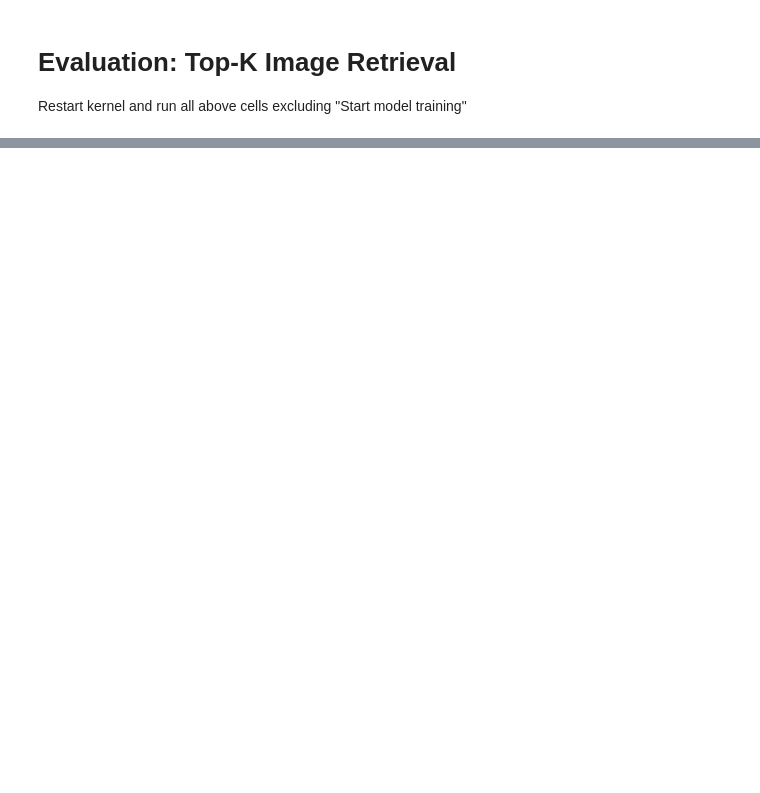
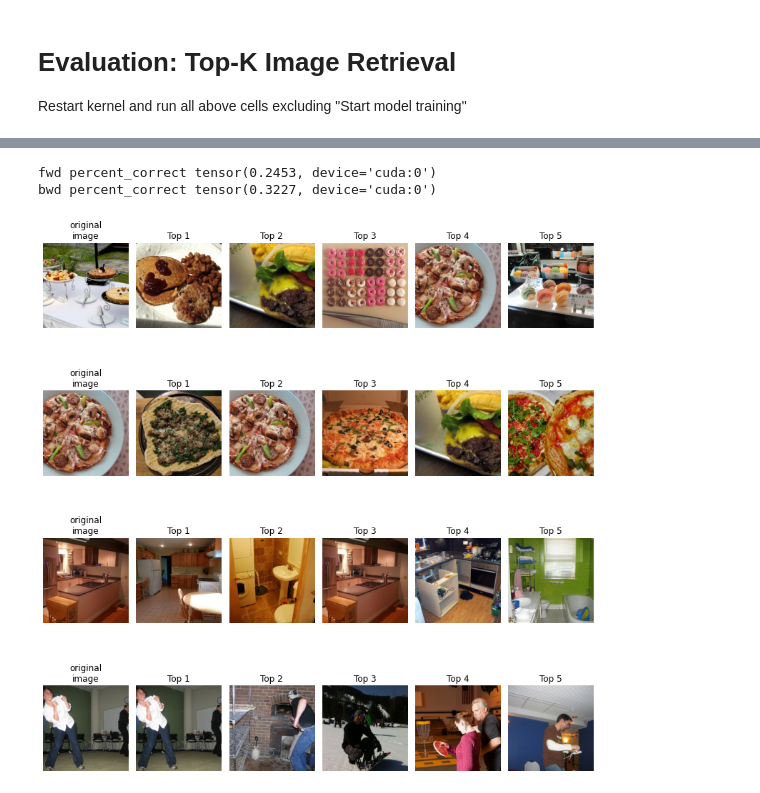
Before and after one commit to MedARC-AI/fMRI-reconstruction-NSD, a Jupyter notebook: fMRI/Voxel_to_CLIPvoxel.ipynb, the cells around one changed output, grey strips where cells are left out. Drawn from its saved outputs; the diff is of its cells as text; code cells hidden in the pictures; blank space fills up the shorter version.

```diff
--- a/fMRI/Voxel_to_CLIPvoxel.ipynb
+++ b/fMRI/Voxel_to_CLIPvoxel.ipynb
@@ -569,0 +650,69 @@ bwd percent_correct tensor(0.2433, device='cuda:0')
+# %%
+# CLIP Image+Text (Combined) evaluation
+
+# image
+ckpt_path = 'checkpoints/clip_image_vitB_conv_subj01_epoch35.pth'
+checkpoint = torch.load(ckpt_path, map_location=device)
+
+brain_net.load_state_dict(checkpoint['model_state_dict'])
+brain_net.eval()
+
+# text
+ckpt_path2 = 'checkpoints/clip_text_vitB_conv_subj01_epoch25.pth'
+checkpoint2 = torch.load(ckpt_path2, map_location=device)
+
+brain_net2 = BrainNetwork(out_dim).to(device)
+brain_net2.load_state_dict(checkpoint2['model_state_dict'])
+brain_net2.eval()
+
+for val_i, (voxel, img, trial) in enumerate(val_dl):
+    with torch.no_grad():
+        with torch.cuda.amp.autocast():
+            voxel = voxel.to(device)
+
+            emb0 = clip_extractor.embed_image(img)
+            emb1 = clip_extractor.embed_curated_annotations(subj01_annots[trial])
+
+            emb_0 = nn.functional.normalize(brain_net(voxel),dim=-1)  # brain embeddings
+            emb_1 = nn.functional.normalize(brain_net2(voxel),dim=-1)  # brain embeddings
+
+            # combine the models, can try weighted average
+            embC = (emb0 + emb1)/2
+            emb_C = (emb_0 + emb_1)/2
+
+            labels = torch.arange(len(emb0)).to(device)
+
+            similarities_combined_bwd = batchwise_cosine_similarity(embC,emb_C)  # clip, brain
+            similarities_combined_fwd = batchwise_cosine_similarity(emb_C,embC)  # brain, clip
+
+            if val_i==0:
+                cnt=1
+                percent_correct_fwd = topk(similarities_combined_fwd, labels,k=1)
+                percent_correct_bwd = topk(similarities_combined_bwd, labels,k=1)
+            else:
+                cnt+=1
+                percent_correct_fwd += topk(similarities_combined_fwd, labels,k=1)
+                percent_correct_bwd += topk(similarities_combined_bwd, labels,k=1)
+percent_correct_fwd /= cnt
+percent_correct_bwd /= cnt
+print("fwd percent_correct", percent_correct_fwd)
+print("bwd percent_correct", percent_correct_bwd)
+
+# plot results from one batch
+similarities_combined_fwd = np.array(similarities_combined_fwd.detach().cpu())
+fig, ax = plt.subplots(nrows=4, ncols=6, figsize=(11,12))
+for trial in range(4):
+    ax[trial, 0].imshow(torch_to_Image(img[trial]))
+    ax[trial, 0].set_title("original\nimage")
+    ax[trial, 0].axis("off")
+    for attempt in range(5):
+        which = np.flip(np.argsort(similarities_combined_fwd[trial]))[attempt]
+        ax[trial, attempt+1].imshow(torch_to_Image(img[which]))
+        ax[trial, attempt+1].set_title(f"Top {attempt+1}")
+        ax[trial, attempt+1].axis("off")
+fig.tight_layout()
+plt.show()
+# %% [output]
+fwd percent_correct tensor(0.2453, device='cuda:0')
+bwd percent_correct tensor(0.3227, device='cuda:0')
+[figure, added]
```
Also changed, not shown: parts of 17 cells of this notebook, 1 other file.
